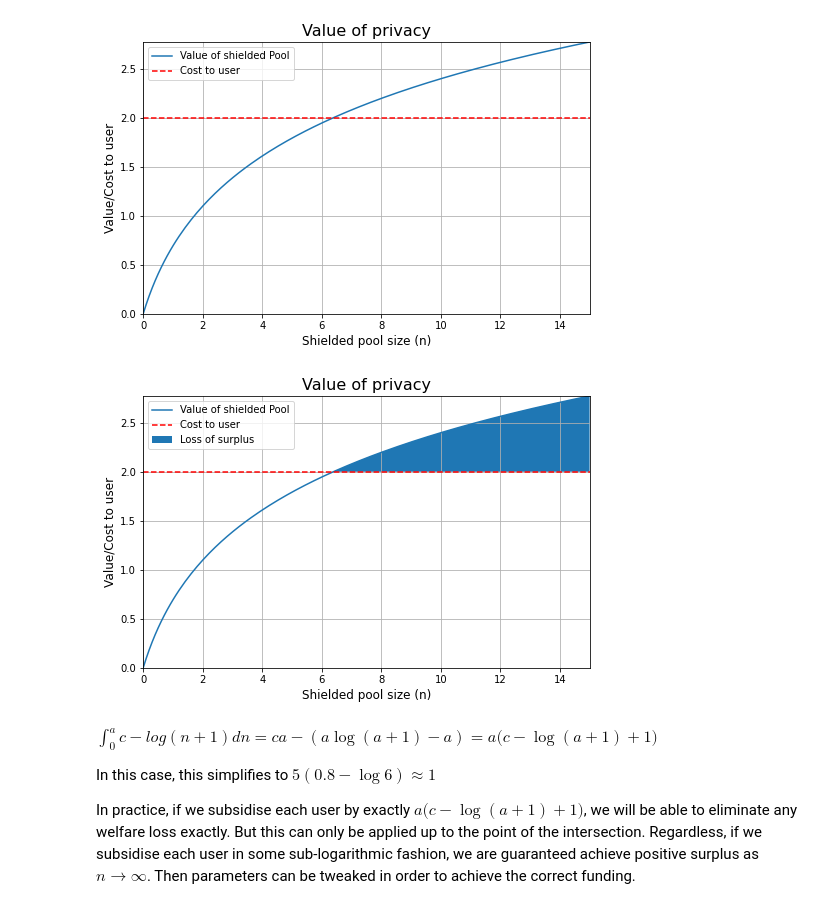
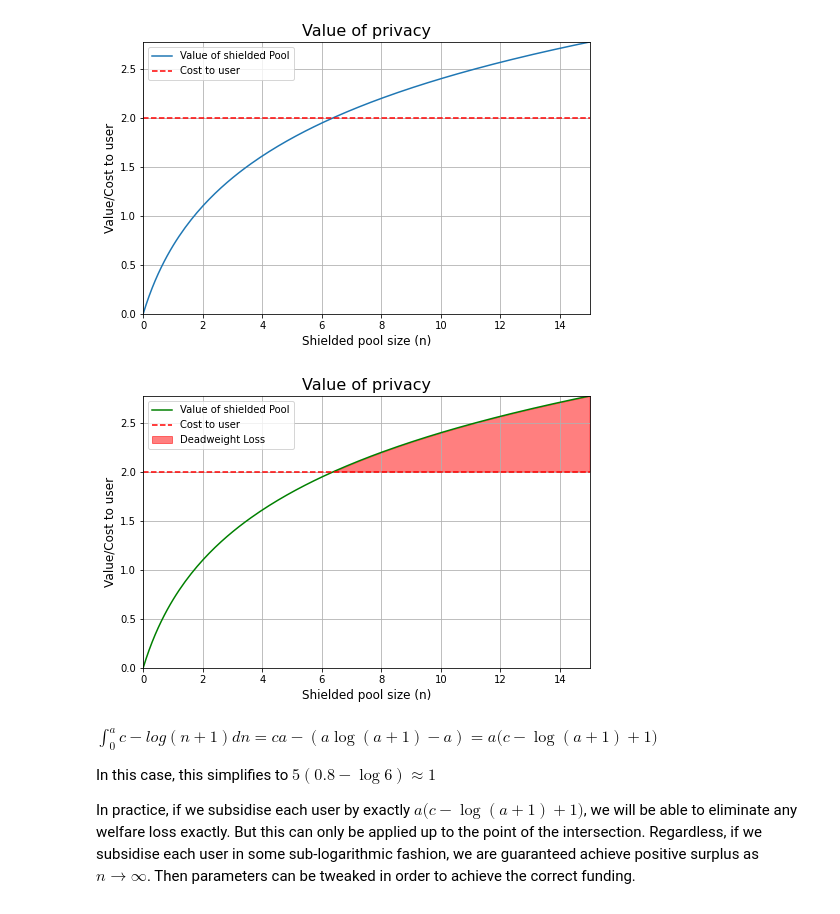
Before and after one commit to bengtlofgren/NamadaPaper, a Jupyter notebook: privacy_public_good.ipynb, the cells around one changed output. Saved outputs shown, nothing was run; the diff lists cells and outputs as text; code cells hidden in the pictures.

```diff
--- a/privacy_public_good.ipynb
+++ b/privacy_public_good.ipynb
@@ -27,23 +27,23 @@ plt.savefig('privacy_economics.png', format = 'png')
 # %%
 x = np.linspace(0,15,150)
 y = np.log(x+1)
 cost = 2 * np.ones_like(x)
 
 fig, ax = plt.subplots(figsize = (8,5))
-plt.plot(x,y)
+plt.plot(x,y, color = 'green')
 plt.plot(x, cost, linestyle = 'dashed', color = 'red')
 ax.grid()
 ax.set_xlabel('Shielded pool size (n)', fontsize = 12)
 ax.set_ylabel(ylabel='Value/Cost to user', fontsize = 12)
 ax.set_title('Value of privacy', fontsize =16)
 ax.set(xlim = (x.min(), x.max()), ylim = (0, y.max()))
 intercept = y >= cost
-ax.fill_between(x, y, cost, where = intercept)
-a = plt.legend(["Value of shielded Pool", "Cost to user", "Loss of surplus"])
+ax.fill_between(x, y, cost, where = intercept, alpha = 0.5, color = 'red')
+a = plt.legend(["Value of shielded Pool", "Cost to user", "Deadweight Loss"])
 
 plt.savefig('privacy_economics_2.png', format = 'png')
 # %% [output]
-[figure, old version]
+[figure, new version]
 # %% [markdown]
 $\int_0^a c - log(n+1) dn = ca - (a\log (a+1) - a) = a\big( c - \log (a+1) +1\big)$
 
```
Also changed, not shown: parts of 4 cells of this notebook.
